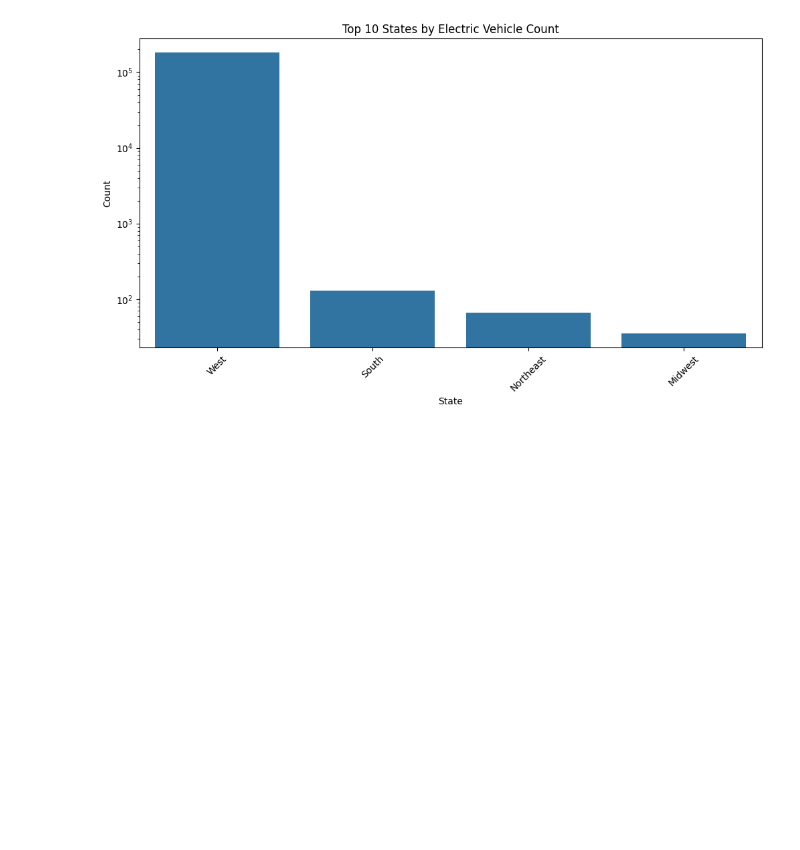
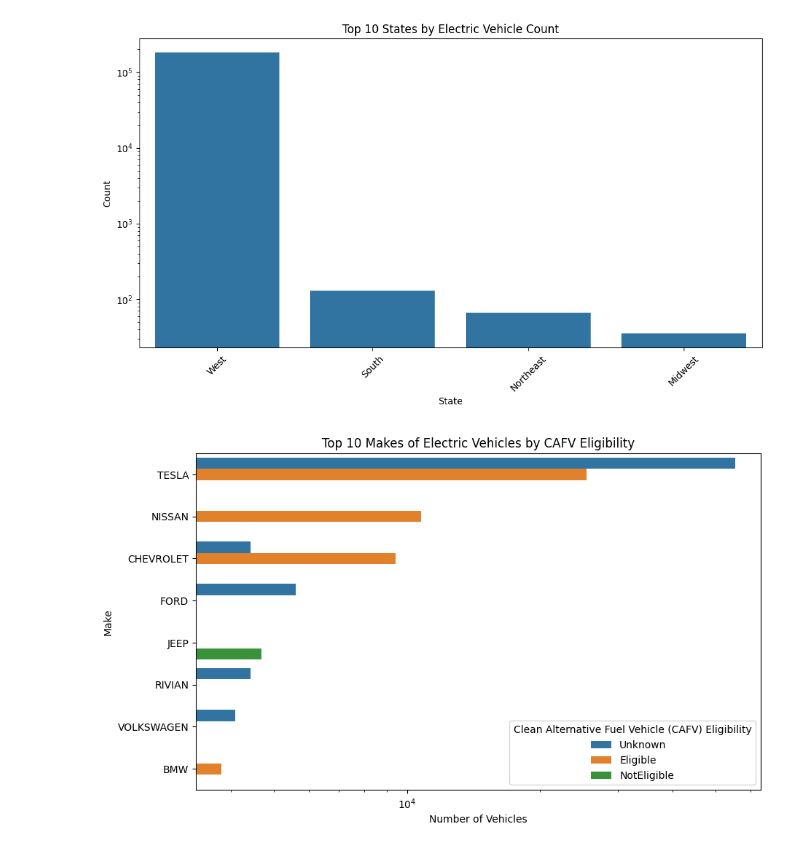
Before and after one commit to arghyawning/data-analytics-1-assignments, a Jupyter notebook: a2/assignment2 51/assignment2 51.ipynb, the cells around one changed output. Saved outputs shown, nothing was run; the diff lists cells and outputs as text; code cells hidden in the pictures; blank space fills up the shorter version.

```diff
--- a/a2/assignment2 51/assignment2 51.ipynb
+++ b/a2/assignment2 51/assignment2 51.ipynb
@@ -374,3 +450,29 @@ plt.yscale('log')
 plt.show()
 # %% [output]
 [figure]
+# %%
+grouped_data_cafv = (
+    generalized_data.groupby(
+        ["Clean Alternative Fuel Vehicle (CAFV) Eligibility", "Make"]
+    )
+    .size()
+    .reset_index(name="Count")
+)
+
+grouped_data_cafv = grouped_data_cafv.sort_values(by=["Count"], ascending=False)
+top_10_cafv = grouped_data_cafv.head(10)
+
+plt.figure(figsize=(10, 6))
+sns.barplot(
+    x="Count",
+    y="Make",
+    hue="Clean Alternative Fuel Vehicle (CAFV) Eligibility",
+    data=top_10_cafv,
+)
+plt.title("Top 10 Makes of Electric Vehicles by CAFV Eligibility")
+plt.xlabel("Number of Vehicles")
+plt.ylabel("Make")
+plt.xscale("log")
+plt.show()
+# %% [output]
+[figure, added]
```
Also changed, not shown: parts of 16 cells of this notebook.
